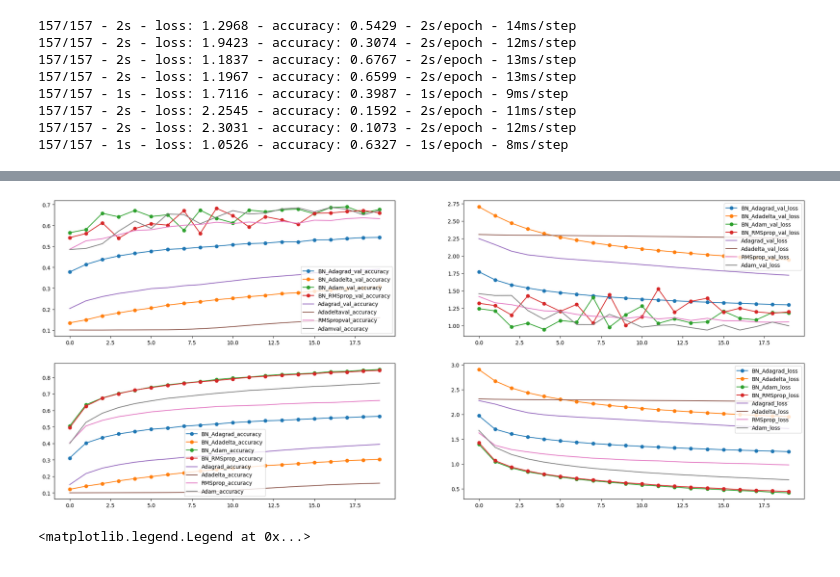
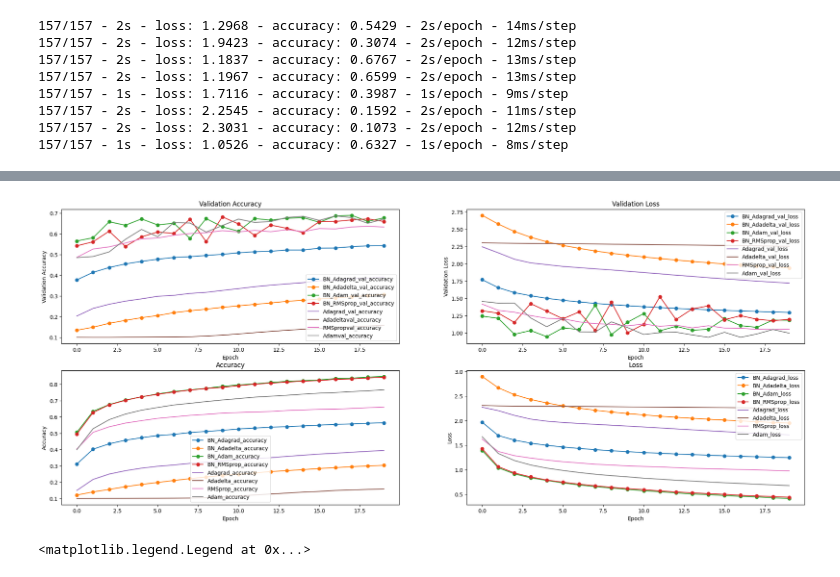
Before and after one commit to ndsmalithdesilva/DL_a1873502_cnnassignment, a Jupyter notebook: Assignment_cnn.ipynb, the cells around one changed output, grey strips where cells are left out. Drawn from its saved outputs; the diff is of its cells as text; code cells hidden in the pictures.

```diff
--- a/Assignment_cnn.ipynb
+++ b/Assignment_cnn.ipynb
@@ -633,45 +672,47 @@ axs[0,1].plot(range(epochs),history7.history['val_loss'],label='Adam_val_loss')
 
 axs[1,0].plot(range(epochs),history1.history['accuracy'],label='BN_Adagrad_accuracy',marker= 'o')
 axs[1,0].plot(range(epochs),history2.history['accuracy'],label='BN_Adadelta_accuracy',marker= 'o')
 axs[1,0].plot(range(epochs),history3.history['accuracy'],label='BN_Adam_accuracy',marker= 'o')
 axs[1,0].plot(range(epochs),history4.history['accuracy'],label='BN_RMSprop_accuracy',marker= 'o')
 axs[1,0].plot(range(epochs),history5.history['accuracy'],label='Adagrad_accuracy')
 axs[1,0].plot(range(epochs),history6.history['accuracy'],label='Adadelta_accuracy')
 axs[1,0].plot(range(epochs),history8.history['accuracy'],label='RMSprop_accuracy')
 axs[1,0].plot(range(epochs),history7.history['accuracy'],label='Adam_accuracy')
 
 axs[1,1].plot(range(epochs),history1.history['loss'],label='BN_Adagrad_loss',marker= 'o')
 axs[1,1].plot(range(epochs),history2.history['loss'],label='BN_Adadelta_loss',marker= 'o')
 axs[1,1].plot(range(epochs),history3.history['loss'],label='BN_Adam_loss',marker= 'o')
 axs[1,1].plot(range(epochs),history4.history['loss'],label='BN_RMSprop_loss',marker= 'o')
 axs[1,1].plot(range(epochs),history5.history['loss'],label='Adagrad_loss')
 axs[1,1].plot(range(epochs),history6.history['loss'],label='Adadelta_loss')
 axs[1,1].plot(range(epochs),history8.history['loss'],label='RMSprop_loss')
 axs[1,1].plot(range(epochs),history7.history['loss'],label='Adam_loss')
 
 
 
 
 
 axs[0,0].legend(loc=0)
 axs[1,0].legend(loc=0)
 axs[0,1].legend(loc=0)
 axs[1,1].legend(loc=0)
 
-# axs[0].set_title('Model Accuracy')
-# axs[0].set_ylabel('Accuracy')
-# axs[0].set_xlabel('Epoch')
-# axs[0].legend(['train', 'validate'], loc='upper left')
-# # summarize history for loss
-# axs[1].plot(history.history['loss'])
-# axs[1].plot(history.history['val_loss'])
-# axs[1].set_title('Model Loss')
-# axs[1].set_ylabel('Loss')
-# axs[1].set_xlabel('Epoch')
-# axs[1].legend(['train', 'validate'], loc='upper left')
+axs[0,0].set_title("Validation Accuracy")
+axs[0,0].set_xlabel('Epoch')
+axs[0,0].set_ylabel('Validation Accuracy')
+axs[1,0].set_title("Accuracy")
+axs[1,0].set_xlabel('Epoch')
+axs[1,0].set_ylabel('Accuracy')
+axs[0,1].set_title("Validation Loss")
+axs[0,1].set_xlabel('Epoch')
+axs[0,1].set_ylabel('Validation Loss')
+axs[1,1].set_title("Loss")
+axs[1,1].set_xlabel('Epoch')
+axs[1,1].set_ylabel('Loss')
+
 plt.show()
 # %% [output]
-[figure, old version]
+[figure, new version]
 # %%
 fig, axs = plt.subplots(2,2,figsize=(15,5))
 # summarize history for accuracy
```
Also changed, not shown: parts of 20 cells of this notebook.
